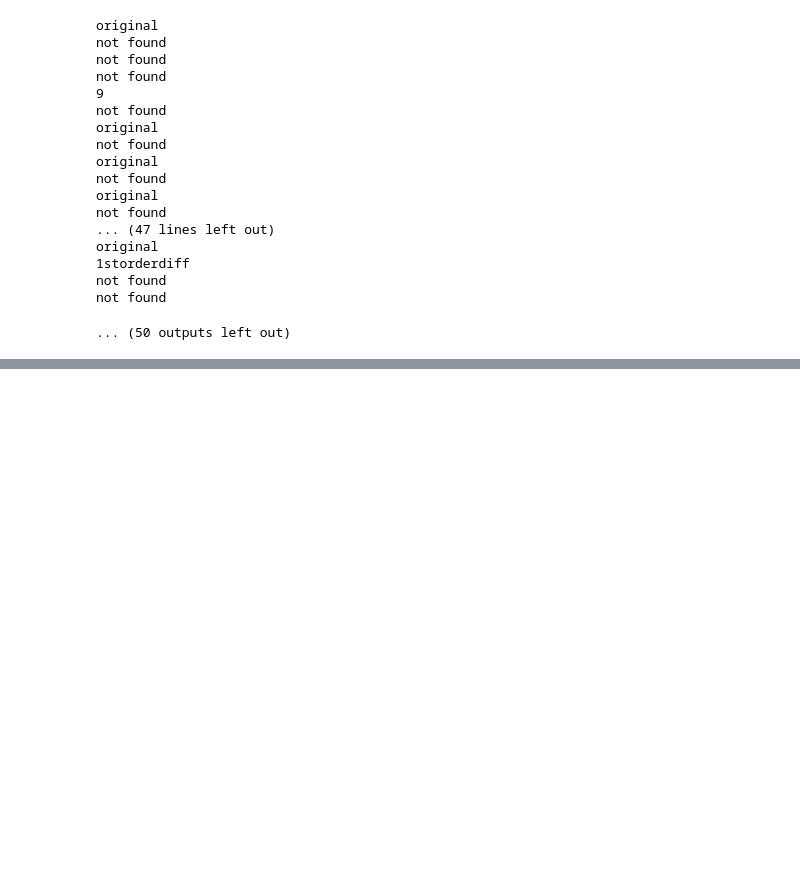
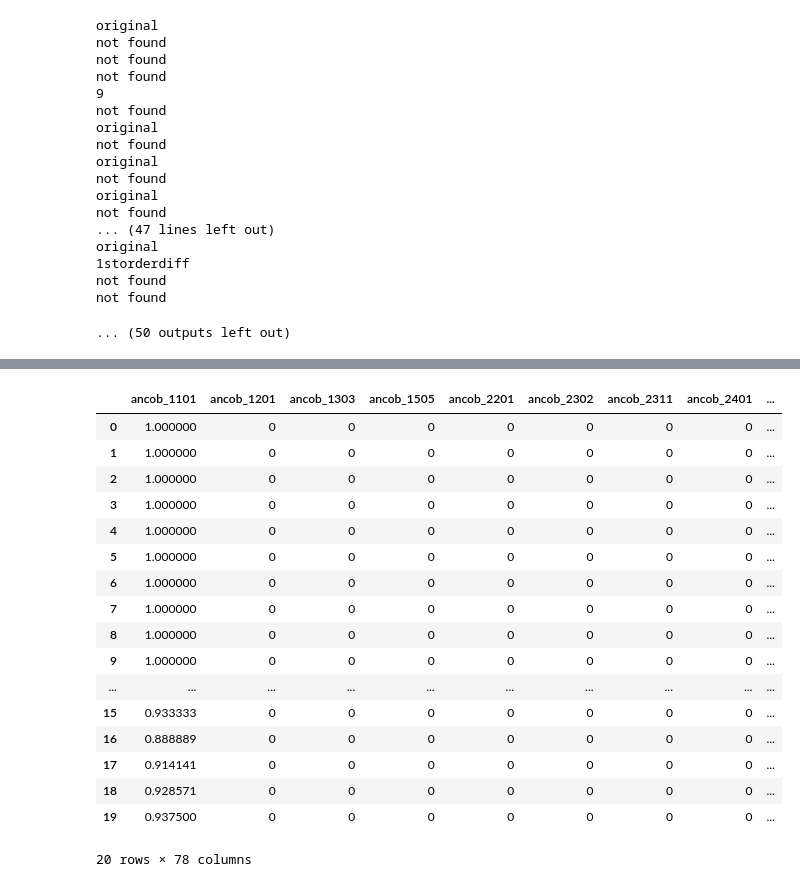
Before and after one commit to LyuLingfeng95/PhDProject1, a Jupyter notebook: Project1.ipynb, the cells around one changed output, grey strips where cells are left out. Cells and saved outputs as stored; diff of their text form; code cells hidden in the pictures; blank space fills up the shorter version.

```diff
--- a/Project1.ipynb
+++ b/Project1.ipynb
@@ -2379,0 +2145,11 @@ not found
+# %%
+def HILDAvarExt(key, marks):
+    df = DataFrameDict_Hsa3[key].interpolate("bfill").interpolate("ffill")
+    df = df.set_index("date")
+    df1 = df.resample("Y").mean().iloc[:, :]
+    vrst = pd.DataFrame([], columns = df_marks['Variable Names'].values)
+    lst = list( set(df_marks['Variable Names'].values) & set(df1.columns.values[1:]))
+    for vn in lst:
+        vrst[vn] = selectStationaySeries3(df1[vn], vn, marks)
+    vrdata = vrst.reset_index().fillna(value = 0)
+    return(vrdata)
@@ -2379,0 +2192,14 @@ not found
+# %%
+gamma1 = 0
+marks= df_marks
+tmp = pd.DataFrame([], columns = marks['Variable Names'])
+for key in DataFrameDict_Hsa3.keys():
+    df = HILDAvarExt(key,marks)
+    df1= df[vrdata.columns.tolist()]
+
+    df2 = df1.drop(df1.columns[0], axis=1)
+    vrdata1 = vrdata.drop(vrdata.columns[0],axis=1)
+    vrdata2= vrdata1.apply(lambda x: x*gamma1)
+
+    df_add = df2.add(vrdata2, fill_value=0)
+    tmp = pd.concat([tmp, df],axis = 0)
@@ -2379,0 +2448,21 @@ not found
+# %%
+df2
+# %% [output]
+|  | ancob_1101 | ancob_1201 | ancob_1303 | ancob_1505 | ancob_2201 | ancob_2302 | ancob_2311 | ancob_2401 | ... |
+| 0 | 1.000000 | 0 | 0 | 0 | 0 | 0 | 0 | 0 | ... |
+| 1 | 1.000000 | 0 | 0 | 0 | 0 | 0 | 0 | 0 | ... |
+| 2 | 1.000000 | 0 | 0 | 0 | 0 | 0 | 0 | 0 | ... |
+| 3 | 1.000000 | 0 | 0 | 0 | 0 | 0 | 0 | 0 | ... |
+| 4 | 1.000000 | 0 | 0 | 0 | 0 | 0 | 0 | 0 | ... |
+| 5 | 1.000000 | 0 | 0 | 0 | 0 | 0 | 0 | 0 | ... |
+| 6 | 1.000000 | 0 | 0 | 0 | 0 | 0 | 0 | 0 | ... |
+| 7 | 1.000000 | 0 | 0 | 0 | 0 | 0 | 0 | 0 | ... |
+| 8 | 1.000000 | 0 | 0 | 0 | 0 | 0 | 0 | 0 | ... |
+| 9 | 1.000000 | 0 | 0 | 0 | 0 | 0 | 0 | 0 | ... |
+| ... | ... | ... | ... | ... | ... | ... | ... | ... | ... |
+| 15 | 0.933333 | 0 | 0 | 0 | 0 | 0 | 0 | 0 | ... |
+| 16 | 0.888889 | 0 | 0 | 0 | 0 | 0 | 0 | 0 | ... |
+| 17 | 0.914141 | 0 | 0 | 0 | 0 | 0 | 0 | 0 | ... |
+| 18 | 0.928571 | 0 | 0 | 0 | 0 | 0 | 0 | 0 | ... |
+| 19 | 0.937500 | 0 | 0 | 0 | 0 | 0 | 0 | 0 | ... |
+20 rows × 78 columns
```
Also changed, not shown: parts of 35 cells of this notebook.
